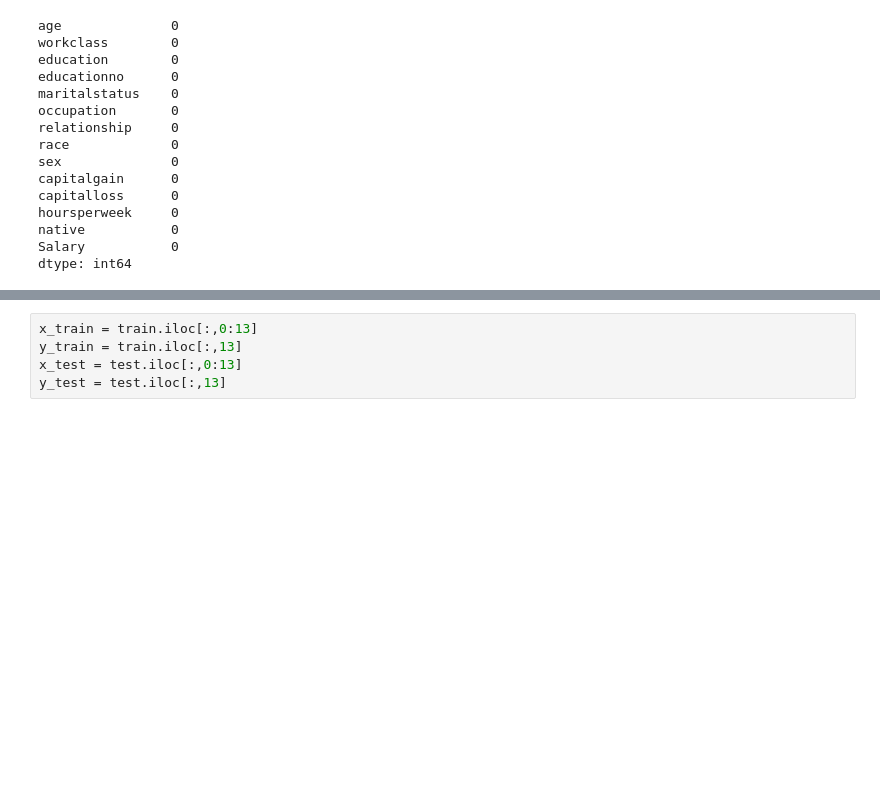
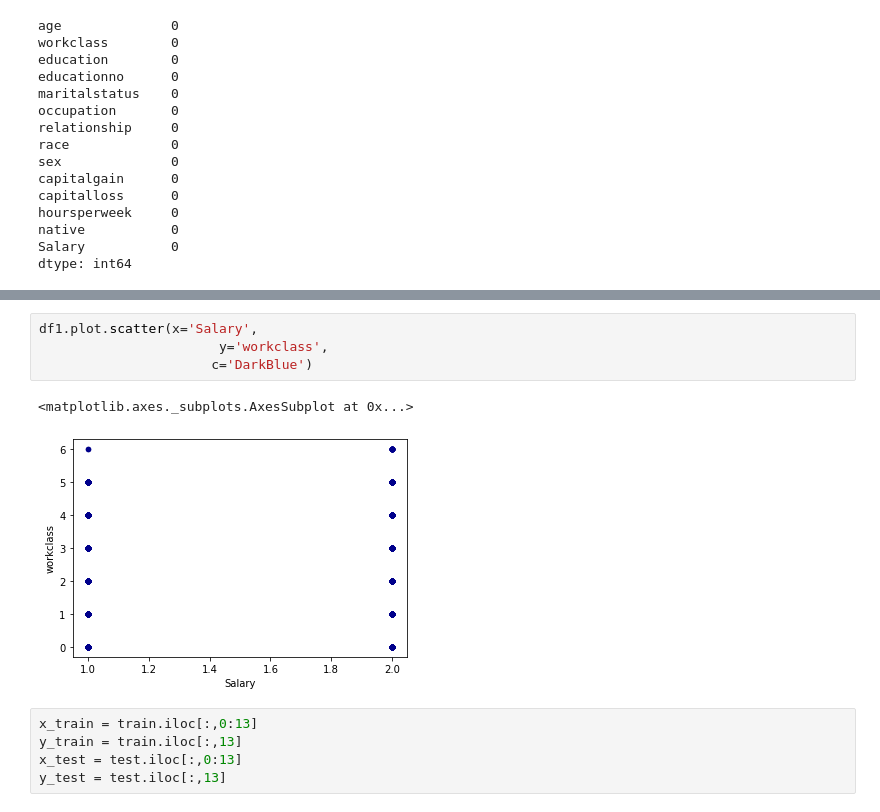
Before and after one commit to ch-aitali/assignments, a Jupyter notebook: navie_assignment.ipynb, the cells around one changed output, grey strips where cells are left out. Cells and saved outputs as stored; diff of their text form; blank space fills up the shorter version.

```diff
--- a/navie_assignment.ipynb
+++ b/navie_assignment.ipynb
@@ -127,3 +139,10 @@ dtype: int64
+# %%
+df1.plot.scatter(x='Salary',
+                       y='workclass',
+                      c='DarkBlue')
+# %% [output]
+<matplotlib.axes._subplots.AxesSubplot at 0x...>
+[figure, added]
 # %%
 x_train = train.iloc[:,0:13]
 y_train = train.iloc[:,13]
```
Also changed, not shown: parts of 3 cells of this notebook.
